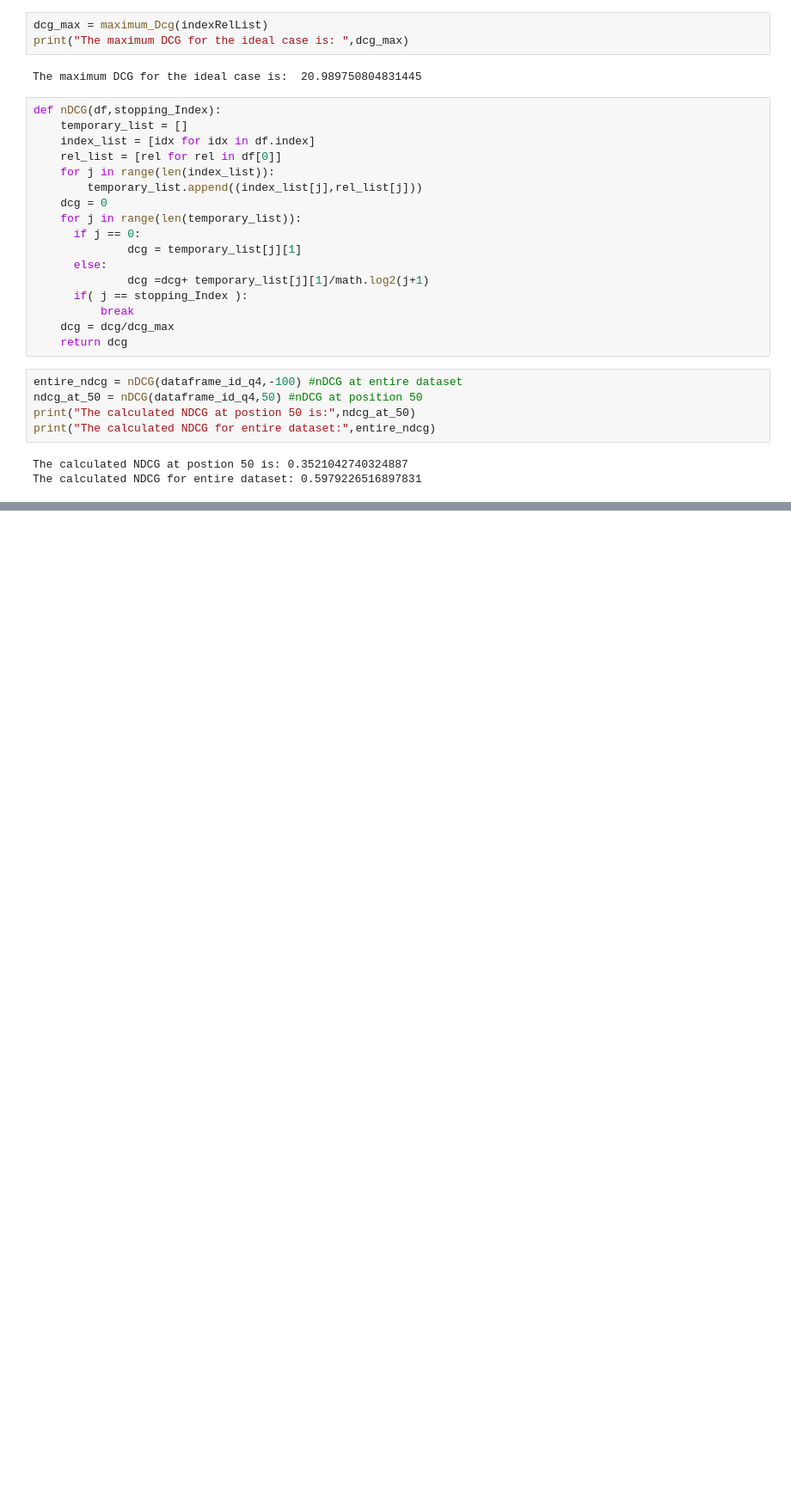
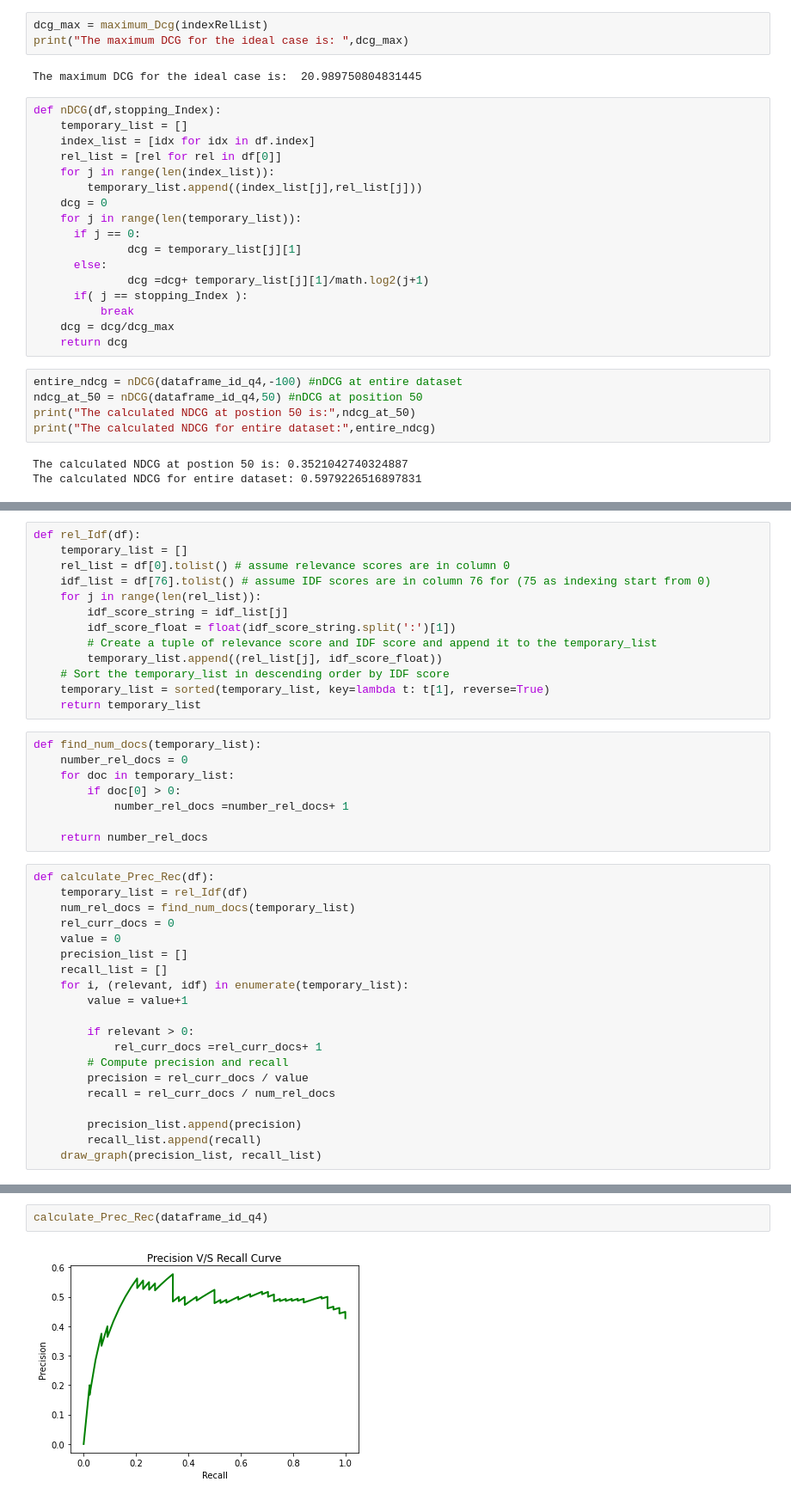
Before and after one commit to varunjj1999/CSE508_Winter2023_A2_42, a Jupyter notebook: IR_A2_Q3.ipynb, the cells around one changed output, grey strips where cells are left out. Shown: that part at 86% size. Saved outputs shown, nothing was run; the diff lists cells and outputs as text; blank space fills up the shorter version.

```diff
--- a/IR_A2_Q3.ipynb
+++ b/IR_A2_Q3.ipynb
@@ -199,0 +202,41 @@ The calculated NDCG for entire dataset: 0.5979226516897831
+# %%
+def rel_Idf(df):
+    temporary_list = []
+    rel_list = df[0].tolist() # assume relevance scores are in column 0
+    idf_list = df[76].tolist() # assume IDF scores are in column 76 for (75 as indexing start from 0)
+    for j in range(len(rel_list)):
+        idf_score_string = idf_list[j]
+        idf_score_float = float(idf_score_string.split(':')[1])
+        # Create a tuple of relevance score and IDF score and append it to the temporary_list
+        temporary_list.append((rel_list[j], idf_score_float))
+    # Sort the temporary_list in descending order by IDF score
+    temporary_list = sorted(temporary_list, key=lambda t: t[1], reverse=True)
+    return temporary_list
+# %%
+def find_num_docs(temporary_list):
+    number_rel_docs = 0
+    for doc in temporary_list:
+        if doc[0] > 0:
+            number_rel_docs =number_rel_docs+ 1
+
+    return number_rel_docs
+# %%
+def calculate_Prec_Rec(df):
+    temporary_list = rel_Idf(df)
+    num_rel_docs = find_num_docs(temporary_list)
+    rel_curr_docs = 0
+    value = 0
+    precision_list = []
+    recall_list = []
+    for i, (relevant, idf) in enumerate(temporary_list):
+        value = value+1
+
+        if relevant > 0:
+            rel_curr_docs =rel_curr_docs+ 1
+        # Compute precision and recall
+        precision = rel_curr_docs / value
+        recall = rel_curr_docs / num_rel_docs
+
+        precision_list.append(precision)
+        recall_list.append(recall)
+    draw_graph(precision_list, recall_list)
@@ -199,0 +251,4 @@ The calculated NDCG for entire dataset: 0.5979226516897831
+# %%
+calculate_Prec_Rec(dataframe_id_q4)
+# %% [output]
+[figure, added]
```
Also changed, not shown: parts of 3 cells of this notebook.
